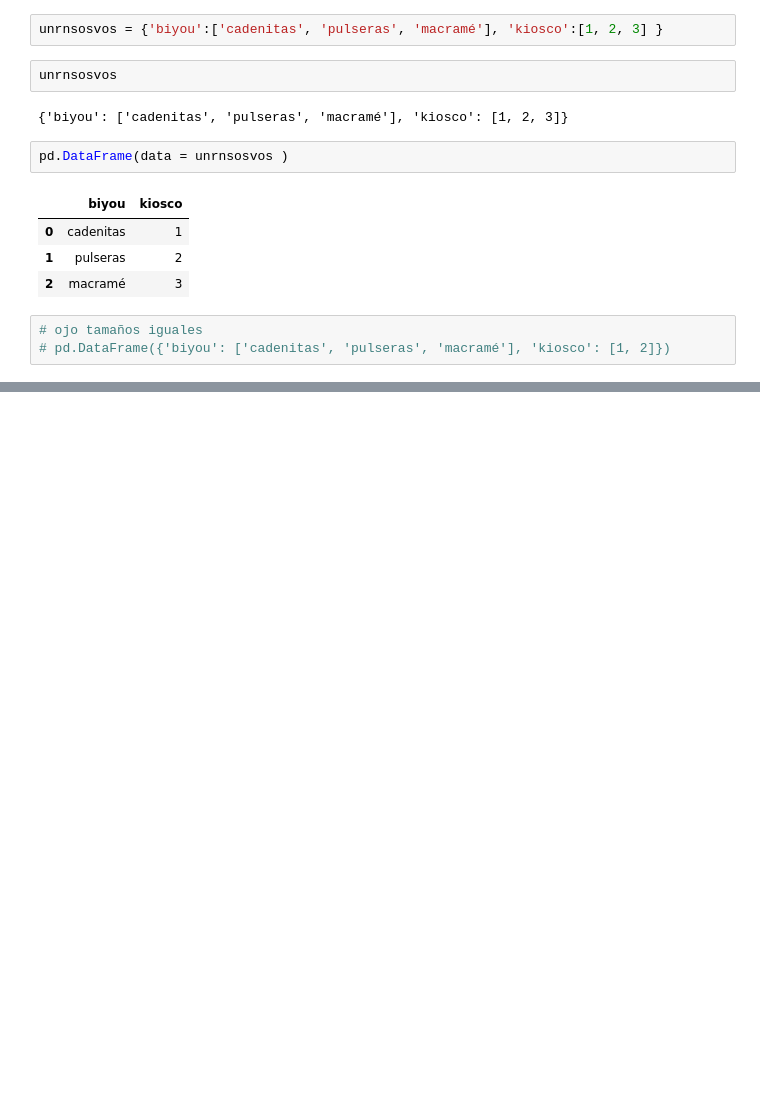
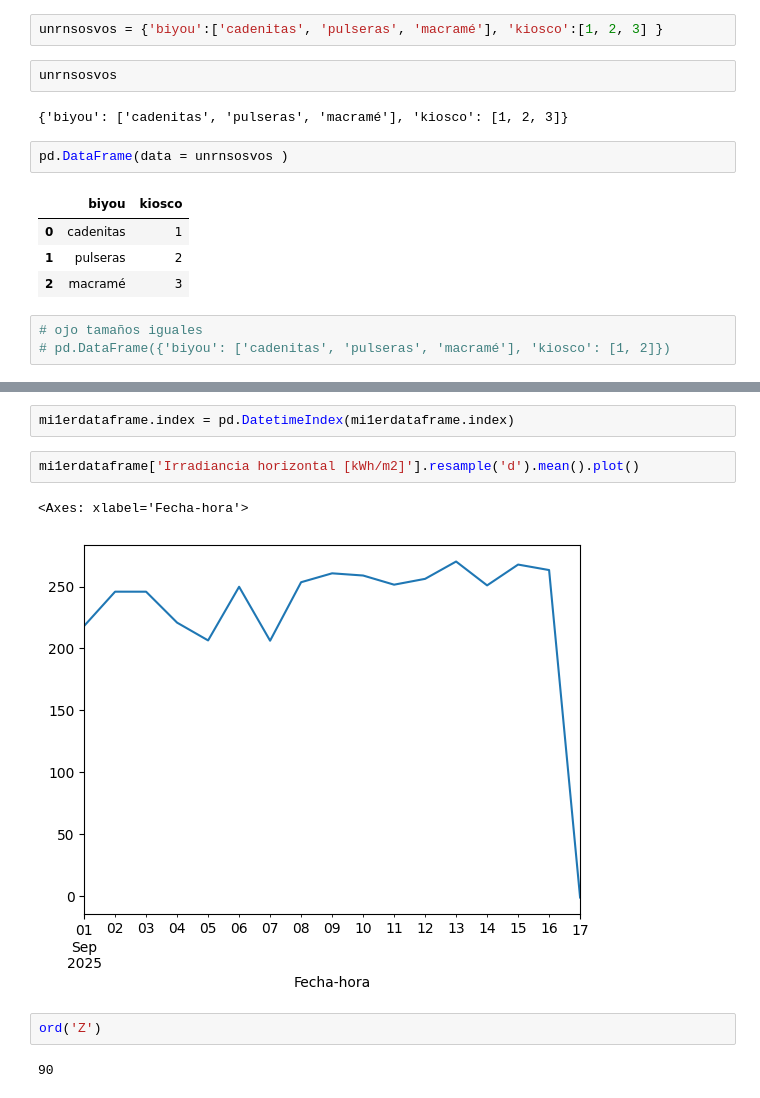
Before and after one commit to tguozden/programacion, a Jupyter notebook: clase_0923.ipynb, the cells around one changed output, grey strips where cells are left out. Saved outputs shown, nothing was run; the diff lists cells and outputs as text; blank space fills up the shorter version.

```diff
--- a/clase_0923.ipynb
+++ b/clase_0923.ipynb
@@ -221,0 +228,11 @@ pd.DataFrame(data = unrnsosvos )
+# %%
+mi1erdataframe.index = pd.DatetimeIndex(mi1erdataframe.index)
+# %%
+mi1erdataframe['Irradiancia horizontal [kWh/m2]'].resample('d').mean().plot()
+# %% [output]
+<Axes: xlabel='Fecha-hora'>
+[figure, added]
+# %%
+ord('Z')
+# %% [output]
+90
```
Also changed, not shown: parts of 2 cells of this notebook, 2 other files.
